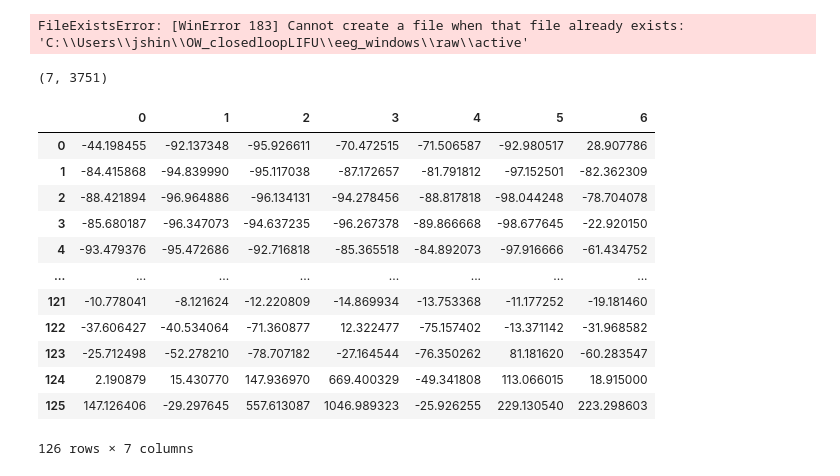
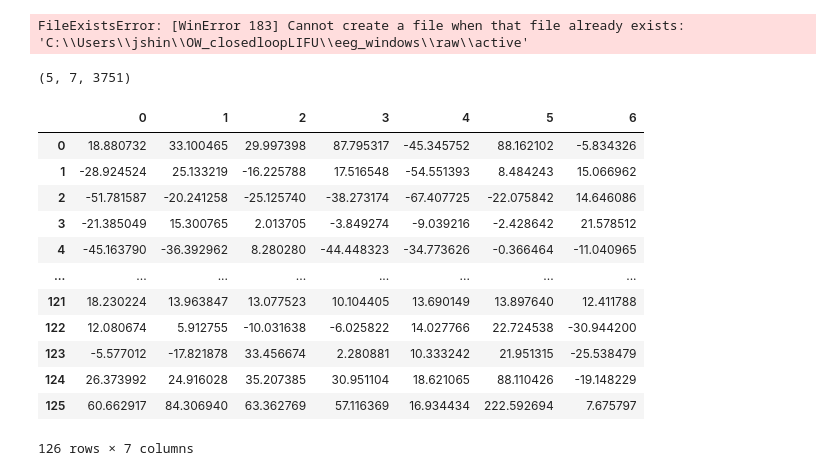
Before and after one commit to janetshin8030/OW_closedloop, a Jupyter notebook: notebooks/PSDprocessing.ipynb, the cells around one changed output. Drawn from its saved outputs; the diff is of its cells as text; code cells hidden in the pictures.

```diff
--- a/notebooks/PSDprocessing.ipynb
+++ b/notebooks/PSDprocessing.ipynb
@@ -39,0 +54,3 @@ array([131.819562, 358.441138])
+# %%
+trial_ts = markers[markers['markers']=='LIFU_ON']['Timestamp']
+trial_ts
@@ -49,7 +97,7 @@ import matplotlib.pyplot as plt
 
 # first_data: rows = samples, columns = 8 EEG channels
 # 1. Clean and Load Data
-
+full_eeg_df = eeg_raw.drop(columns=["Ch12", "Timestamp"])
 df = pd.DataFrame(full_eeg_df.copy())
 df = df.replace([np.inf, -np.inf], np.nan)
 df = df.replace(-200000.0, np.nan)
@@ -131,5 +261,6 @@ Applying ICA to Raw instance
 # %%
-event_samples = (lifu_on_time_onset * raw.info['sfreq']).astype(int)
+#event_samples = (lifu_on_time_onset * raw.info['sfreq']).astype(int)
+event_samples = np.array(trial_index_df['matched_index'])
 
 # Build MNE event array: shape (n_events, 3)
 # Columns: [sample_index, 0, event_id]
@@ -334,24 +474,25 @@ for idx, event in enumerate(raw_windows):
 # %% [output]
 FileExistsError: [WinError 183] Cannot create a file when that file already exists: 'C:\\Users\\jshin\\OW_closedloopLIFU\\eeg_windows\\raw\\active'
 # %%
-epochs.get_data()[0].shape
+epochs.get_data().shape
 # %% [output]
-(7, 3751)
+(5, 7, 3751)
 # %%
 # PSD DATA ANALYSIS
-# Part 1: percent change pre and post trigger
+# Part 1: percent change pre and post trigger (averaged across ALL trials, not just trial 0)
 
 fs = 250
 prev = 5
-posts = 15
-pre_window = int(prev*fs)
-post_window = int(posts* fs)
-eeg_filt = pd.DataFrame(epochs.get_data()[0].copy()).T # CHANGE TO ACTUAL DATA FRAME
-#target_timestamp
+pre_window = int(prev * fs)
+# epochs run tmin=-5 to tmax=10 (15s total), so "post" is the remaining ~10s after t=0
+
+n_epochs = epochs.get_data().shape[0]
 pre_segments = []
-post_segments  = []
-pre_segments.append(eeg_filt.iloc[:pre_window])
-post_segments.append(eeg_filt.iloc[pre_window:])
+post_segments = []
+for i in range(n_epochs):
+    eeg_filt = pd.DataFrame(epochs.get_data()[i].copy()).T  # time x channels for trial i
+    pre_segments.append(eeg_filt.iloc[:pre_window])
+    post_segments.append(eeg_filt.iloc[pre_window:])
 # %%
 from scipy.signal import welch
 import numpy as np
@@ -370,21 +511,27 @@ for pre, post in zip(pre_segments, post_segments):
 pre_psd_mean  = np.mean(pre_psds, axis=0)
 post_psd_mean = np.mean(post_psds, axis=0)
 # %%
-percent_change_psd = (post_psd_mean - pre_psd_mean) / pre_psd_mean *100
+percent_change_psd = (post_psd_mean - pre_psd_mean) / pre_psd_mean * 100
 percent_change_psd = pd.DataFrame(percent_change_psd)
+
+# dB (log-ratio) version -- same scaling as the STFT/Morlet plots above.
+# Much less sensitive to a noisy/small pre-window denominator than a raw percent change.
+db_change_psd = 10 * np.log10(post_psd_mean / pre_psd_mean)
+db_change_psd = pd.DataFrame(db_change_psd)
+
 percent_change_psd
 # %% [output]
 |  | 0 | 1 | 2 | 3 | 4 | 5 | 6 |
-| 0 | -44.198455 | -92.137348 | -95.926611 | -70.472515 | -71.506587 | -92.980517 | 28.907786 |
-| 1 | -84.415868 | -94.839990 | -95.117038 | -87.172657 | -81.791812 | -97.152501 | -82.362309 |
-| 2 | -88.421894 | -96.964886 | -96.134131 | -94.278456 | -88.817818 | -98.044248 | -78.704078 |
-| 3 | -85.680187 | -96.347073 | -94.637235 | -96.267378 | -89.866668 | -98.677645 | -22.920150 |
-| 4 | -93.479376 | -95.472686 | -92.716818 | -85.365518 | -84.892073 | -97.916666 | -61.434752 |
+| 0 | 18.880732 | 33.100465 | 29.997398 | 87.795317 | -45.345752 | 88.162102 | -5.834326 |
+| 1 | -28.924524 | 25.133219 | -16.225788 | 17.516548 | -54.551393 | 8.484243 | 15.066962 |
+| 2 | -51.781587 | -20.241258 | -25.125740 | -38.273174 | -67.407725 | -22.075842 | 14.646086 |
+| 3 | -21.385049 | 15.300765 | 2.013705 | -3.849274 | -9.039216 | -2.428642 | 21.578512 |
+| 4 | -45.163790 | -36.392962 | 8.280280 | -44.448323 | -34.773626 | -0.366464 | -11.040965 |
 | ... | ... | ... | ... | ... | ... | ... | ... |
-| 121 | -10.778041 | -8.121624 | -12.220809 | -14.869934 | -13.753368 | -11.177252 | -19.181460 |
-| 122 | -37.606427 | -40.534064 | -71.360877 | 12.322477 | -75.157402 | -13.371142 | -31.968582 |
-| 123 | -25.712498 | -52.278210 | -78.707182 | -27.164544 | -76.350262 | 81.181620 | -60.283547 |
-| 124 | 2.190879 | 15.430770 | 147.936970 | 669.400329 | -49.341808 | 113.066015 | 18.915000 |
-| 125 | 147.126406 | -29.297645 | 557.613087 | 1046.989323 | -25.926255 | 229.130540 | 223.298603 |
+| 121 | 18.230224 | 13.963847 | 13.077523 | 10.104405 | 13.690149 | 13.897640 | 12.411788 |
+| 122 | 12.080674 | 5.912755 | -10.031638 | -6.025822 | 14.027766 | 22.724538 | -30.944200 |
+| 123 | -5.577012 | -17.821878 | 33.456674 | 2.280881 | 10.333242 | 21.951315 | -25.538479 |
+| 124 | 26.373992 | 24.916028 | 35.207385 | 30.951104 | 18.621065 | 88.110426 | -19.148229 |
+| 125 | 60.662917 | 84.306940 | 63.362769 | 57.116369 | 16.934434 | 222.592694 | 7.675797 |
 126 rows × 7 columns
 # %%
```
Also changed, not shown: parts of 17 cells of this notebook, 8 other files.
